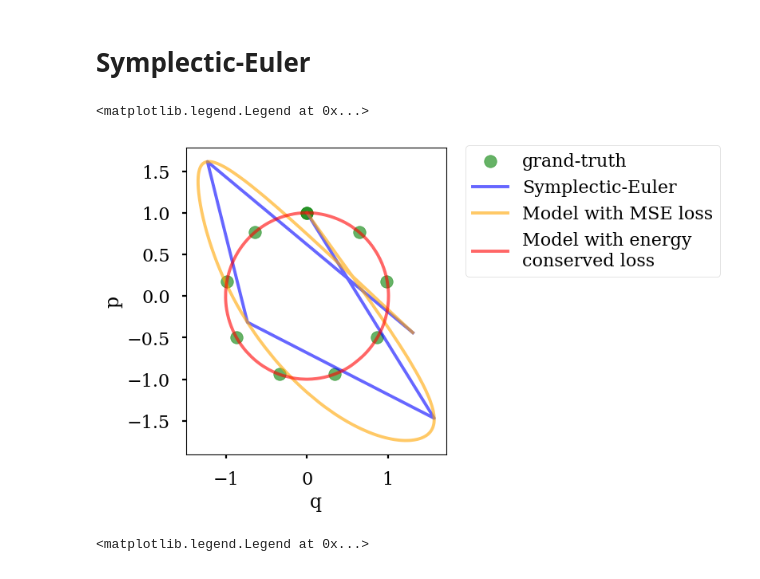
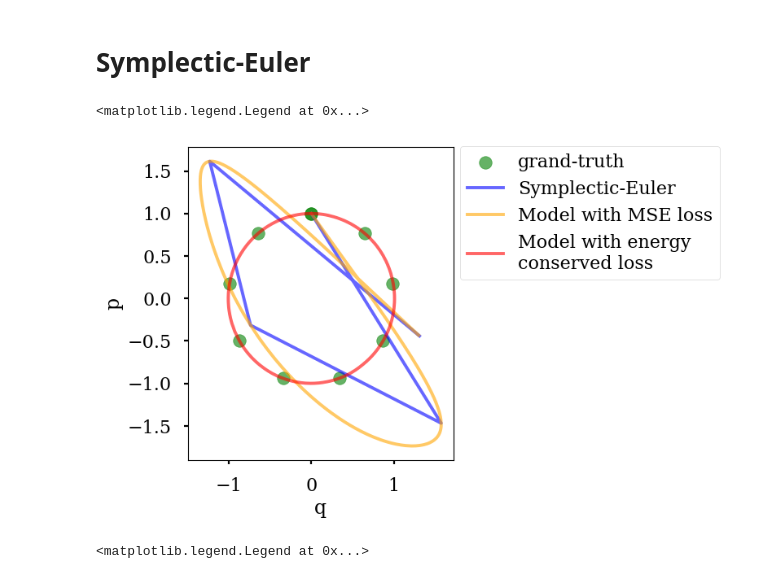
Before and after one commit to tayfununal/solving_hamiltonian_with_deeplearning, a Jupyter notebook: stage.ipynb, the cells around one changed output. Drawn from its saved outputs; the diff is of its cells as text; code cells hidden in the pictures.

```diff
--- a/stage.ipynb
+++ b/stage.ipynb
@@ -205,24 +205,24 @@ s_ho_model = Hamiltonian(solver=symplectic_euler(s_ho_T, s_ho_V, initial_point=[
 # %%
 plt.figure(figsize = (4.2, 5))
 plt.xlabel('q', fontsize=17)
 plt.ylabel('p', fontsize=17)
 
 s_ho_test_t = np.sort(np.random.uniform(0,2*np.pi,1000))
 s_ho_prediction_mse = s_ho_model.model_train(s_ho_test_t)
 s_ho_prediction_energy = s_ho_model.energy_model_train(s_ho_test_t)
 
 # grand-truth
 plt.scatter(tf.math.sin(np.linspace(0.,2*np.pi,10)), tf.math.cos(np.linspace(0.,2*np.pi,10)), c="green", alpha=0.6, label='grand-truth')
 # symplectic euler
 plt.plot(s_ho_model.z[:,0], s_ho_model.z[:,1], c="blue", alpha=0.6, label='Symplectic-Euler')
 # NN with mse
 plt.plot(s_ho_prediction_mse[:,0], s_ho_prediction_mse[:,1], c="orange", alpha=0.6, label='Model with MSE loss')
 # NN with energy loss
 plt.plot(s_ho_prediction_energy[:,0], s_ho_prediction_energy[:,1], c="red", alpha=0.6, label='Model with energy\nconserved loss')
-plt.legend(loc='upper right', bbox_to_anchor=(2.09, 1.036))
+plt.legend(loc='upper right', bbox_to_anchor=(2.04, 1.032))
 # %% [output]
 <matplotlib.legend.Legend at 0x...>
-[figure, old version]
+[figure, new version]
 # %%
 plt.figure(figsize = (4, 4))
 plt.xlabel('t', fontsize=17)
```
Also changed, not shown: parts of 3 cells of this notebook.
